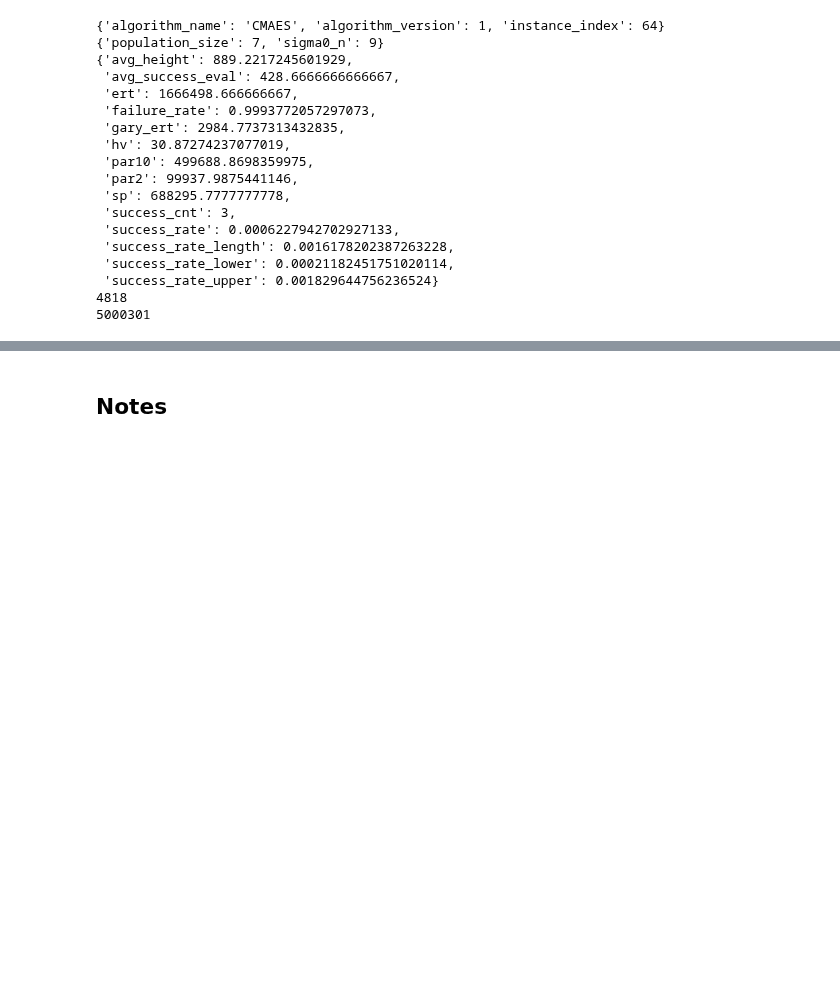
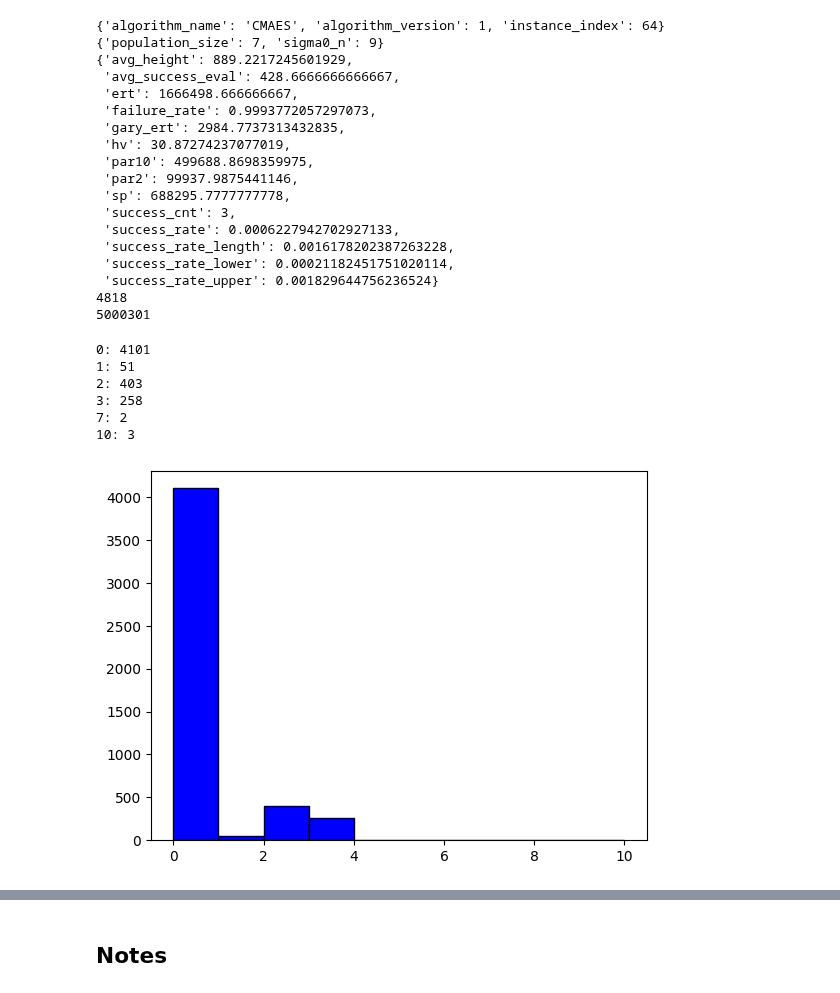
Before and after one commit to CardiacModelling/BenNevisBenchmark, a Jupyter notebook: ipynb/result.ipynb, the cells around one changed output, grey strips where cells are left out. Saved outputs shown, nothing was run; the diff lists cells and outputs as text; code cells hidden in the pictures; blank space fills up the shorter version.

```diff
--- a/ipynb/result.ipynb
+++ b/ipynb/result.ipynb
@@ -98,9 +114,10 @@ pprint(sum([r.eval_num for r in ins.results]))
 # %%
 save_handler = SaveHandler('cmaes-1')
 algo = cmaes
-algo.load_best_instance(save_handler=save_handler)
+algo.load_best_instance(save_handler=save_handler, result_partial=False)
 ins = algo.best_instance
-ins.run(save_handler=save_handler, restart=True, max_instance_fes=MAX_INSTANCE_FES * 5)
+# ins.run(save_handler=save_handler, restart=True,
+#         max_instance_fes=MAX_INSTANCE_FES * 5, save_partial=False)
 pprint(ins.info)
 pprint(ins.params)
 pprint(ins.performance_measures(excluding_first=True))
@@ -125,3 +142,33 @@ pprint(sum([r.eval_num for r in ins.results]))
  'success_rate_upper': 0.001829644756236524}
 4818
 5000301
+# %%
+import matplotlib.pyplot as plt
+import numpy as np
+def plot_his(ins, measure, do_print=True):
+    scores = []
+    for res in ins.results:
+        scores.append(eval(f'res.{measure}'))
+    plt.hist(scores, color='blue', edgecolor='black')
+
+    if not do_print:
+        return
+    # Use np.unique to count the frequency of each unique element
+    unique_elements, counts = np.unique(scores, return_counts=True)
+
+    # Create a dictionary to store the frequencies
+    frequency_dict = dict(zip(unique_elements, counts))
+
+    # Print the frequency of each unique element
+    for element, count in frequency_dict.items():
+        print(f"{element}: {count}")
+# %%
+plot_his(ins, 'gary_score')
+# %% [output]
+0: 4101
+1: 51
+2: 403
+3: 258
+7: 2
+10: 3
+[figure, added]
```
Also changed, not shown: parts of 16 cells of this notebook.
